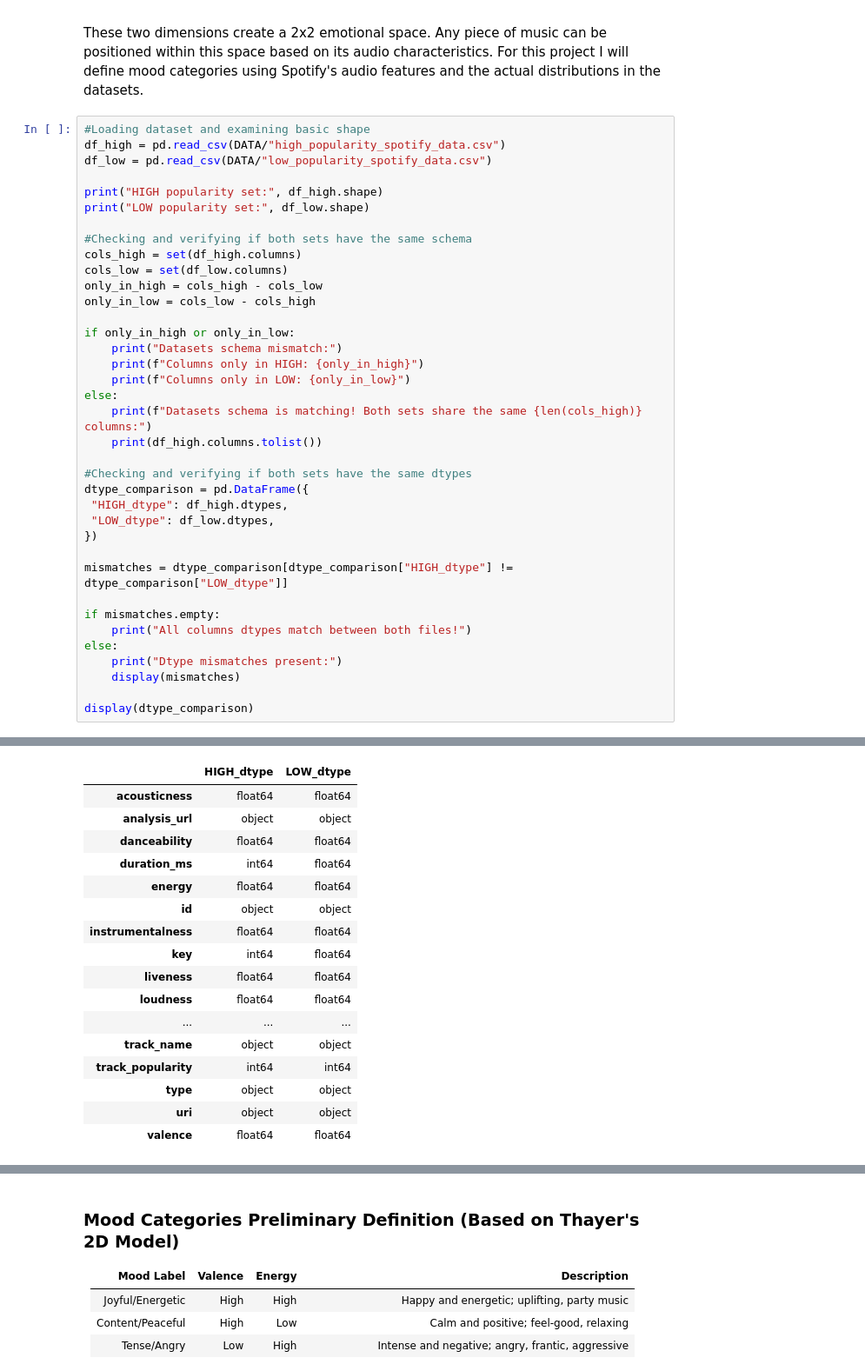
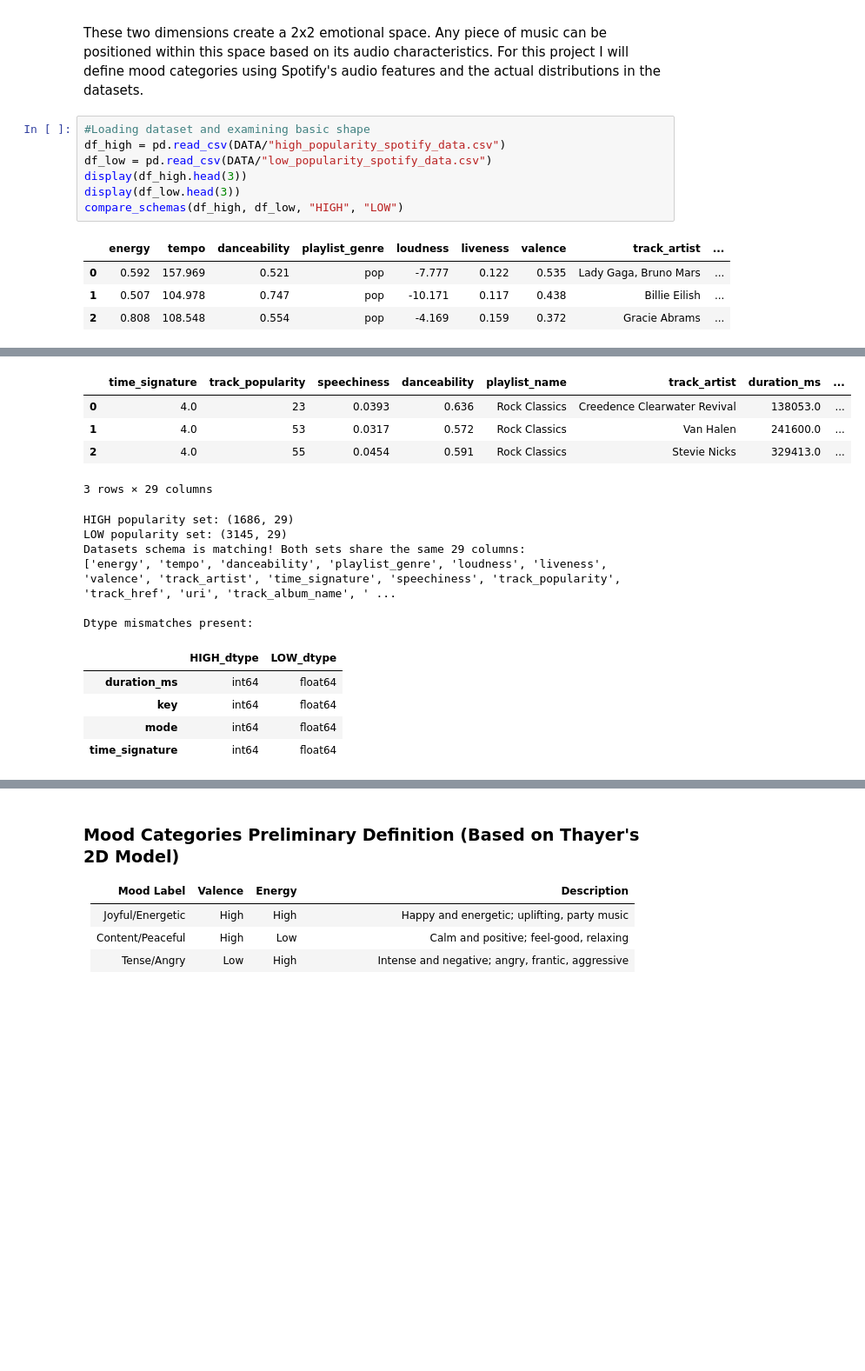
Before and after one commit to crystal-wolfer/AI-ML26-C02-music-mood-analysis, a Jupyter notebook: notebooks/01-data analysis and cleanup.ipynb, the cells around one changed output, grey strips where cells are left out. Shown at 87% size. Drawn from its saved outputs; the diff is of its cells as text; blank space fills up the shorter version.

```diff
--- a/notebooks/01-data analysis and cleanup.ipynb
+++ b/notebooks/01-data analysis and cleanup.ipynb
@@ -37,37 +44,11 @@ These two dimensions create a 2x2 emotional space. Any piece of music can be pos
 #Loading dataset and examining basic shape
 df_high = pd.read_csv(DATA/"high_popularity_spotify_data.csv")
 df_low = pd.read_csv(DATA/"low_popularity_spotify_data.csv")
-
-print("HIGH popularity set:", df_high.shape)
-print("LOW popularity set:", df_low.shape)
-
-#Checking and verifying if both sets have the same schema
-cols_high = set(df_high.columns)
-cols_low = set(df_low.columns)
-only_in_high = cols_high - cols_low
-only_in_low = cols_low - cols_high
-
-if only_in_high or only_in_low:
-    print("Datasets schema mismatch:")
-    print(f"Columns only in HIGH: {only_in_high}")
-    print(f"Columns only in LOW: {only_in_low}")
-else:
-    print(f"Datasets schema is matching! Both sets share the same {len(cols_high)} columns:")
-    print(df_high.columns.tolist())
-
-#Checking and verifying if both sets have the same dtypes
-dtype_comparison = pd.DataFrame({
- "HIGH_dtype": df_high.dtypes,
- "LOW_dtype": df_low.dtypes,
-})
-
-mismatches = dtype_comparison[dtype_comparison["HIGH_dtype"] != dtype_comparison["LOW_dtype"]]
-
-if mismatches.empty:
-    print("All columns dtypes match between both files!")
-else:
-    print("Dtype mismatches present:")
-    display(mismatches)
-
-display(dtype_comparison)
+display(df_high.head(3))
+display(df_low.head(3))
+compare_schemas(df_high, df_low, "HIGH", "LOW")
 # %% [output]
+|  | energy | tempo | danceability | playlist_genre | loudness | liveness | valence | track_artist | ... |
+| 0 | 0.592 | 157.969 | 0.521 | pop | -7.777 | 0.122 | 0.535 | Lady Gaga, Bruno Mars | ... |
+| 1 | 0.507 | 104.978 | 0.747 | pop | -10.171 | 0.117 | 0.438 | Billie Eilish | ... |
+| 2 | 0.808 | 108.548 | 0.554 | pop | -4.169 | 0.159 | 0.372 | Gracie Abrams | ... |
@@ -84,17 +56,16 @@ Dtype mismatches present:
-|  | HIGH_dtype | LOW_dtype |
-| acousticness | float64 | float64 |
-| analysis_url | object | object |
-| danceability | float64 | float64 |
-| duration_ms | int64 | float64 |
-| energy | float64 | float64 |
-| id | object | object |
-| instrumentalness | float64 | float64 |
-| key | int64 | float64 |
-| liveness | float64 | float64 |
-| loudness | float64 | float64 |
-| ... | ... | ... |
-| track_name | object | object |
-| track_popularity | int64 | int64 |
-| type | object | object |
-| uri | object | object |
-| valence | float64 | float64 |
+|  | time_signature | track_popularity | speechiness | danceability | playlist_name | track_artist | duration_ms | ... |
+| 0 | 4.0 | 23 | 0.0393 | 0.636 | Rock Classics | Creedence Clearwater Revival | 138053.0 | ... |
+| 1 | 4.0 | 53 | 0.0317 | 0.572 | Rock Classics | Van Halen | 241600.0 | ... |
+| 2 | 4.0 | 55 | 0.0454 | 0.591 | Rock Classics | Stevie Nicks | 329413.0 | ... |
+3 rows × 29 columns
+HIGH popularity set: (1686, 29)
+LOW popularity set: (3145, 29)
+Datasets schema is matching! Both sets share the same 29 columns:
+['energy', 'tempo', 'danceability', 'playlist_genre', 'loudness', 'liveness', 'valence', 'track_artist', 'time_signature', 'speechiness', 'track_popularity', 'track_href', 'uri', 'track_album_name', ' ...
+
+Dtype mismatches present:
+|  | HIGH_dtype | LOW_dtype |
+| duration_ms | int64 | float64 |
+| key | int64 | float64 |
+| mode | int64 | float64 |
+| time_signature | int64 | float64 |
```
Also changed, not shown: parts of 13 cells of this notebook, 1 other file.
